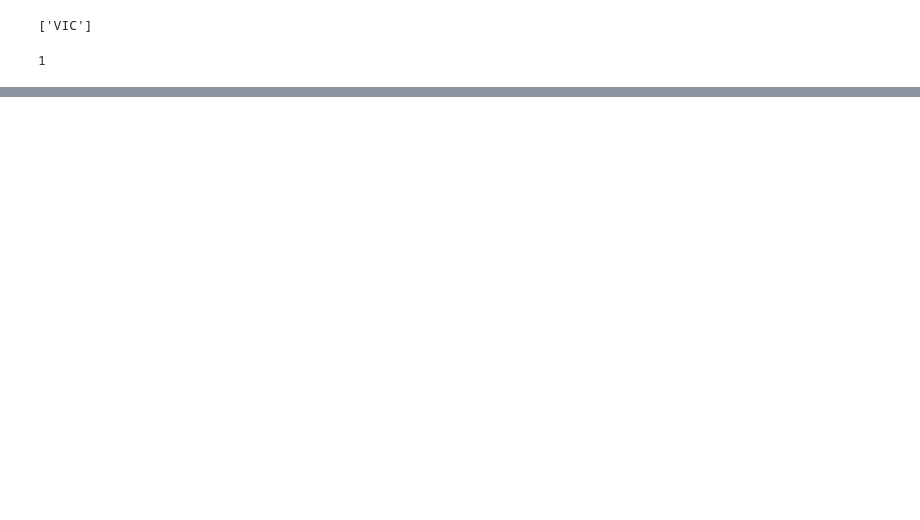
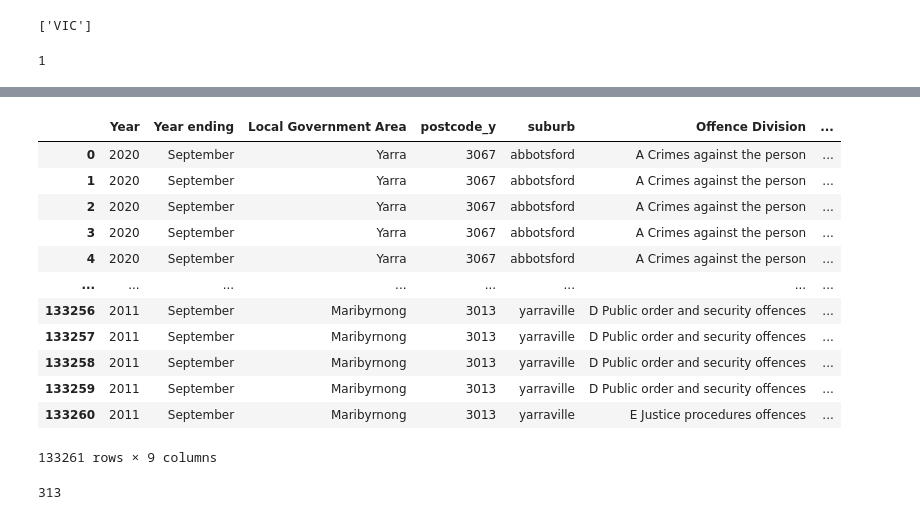
Before and after one commit to jMacProd/ETL-to-PostgreSQL, a Jupyter notebook: 02 TRANSFORMATION 1 - filtering out irrelevant data/TRANSFORMATION 1 - Crime Data - filtering out irrelevant data.ipynb, the cells around one changed output, grey strips where cells are left out. Drawn from its saved outputs; the diff is of its cells as text; code cells hidden in the pictures; blank space fills up the shorter version.

```diff
--- a/02 TRANSFORMATION 1 - filtering out irrelevant data/TRANSFORMATION 1 - Crime Data - filtering out irrelevant data.ipynb
+++ b/02 TRANSFORMATION 1 - filtering out irrelevant data/TRANSFORMATION 1 - Crime Data - filtering out irrelevant data.ipynb
@@ -124,0 +372,27 @@ crime_suburb
+# %%
+#Drop unneccesary columns
+crime_suburb2 = crime_suburb_merge2[['Year', 'Year ending', 'Local Government Area', 'postcode_y',
+       'suburb', 'Offence Division', 'Offence Subdivision',
+       'Offence Subgroup', 'Incidents Recorded']]
+crime_suburb2
+# %% [output]
+|  | Year | Year ending | Local Government Area | postcode_y | suburb | Offence Division | ... |
+| 0 | 2020 | September | Yarra | 3067 | abbotsford | A Crimes against the person | ... |
+| 1 | 2020 | September | Yarra | 3067 | abbotsford | A Crimes against the person | ... |
+| 2 | 2020 | September | Yarra | 3067 | abbotsford | A Crimes against the person | ... |
+| 3 | 2020 | September | Yarra | 3067 | abbotsford | A Crimes against the person | ... |
+| 4 | 2020 | September | Yarra | 3067 | abbotsford | A Crimes against the person | ... |
+| ... | ... | ... | ... | ... | ... | ... | ... |
+| 133256 | 2011 | September | Maribyrnong | 3013 | yarraville | D Public order and security offences | ... |
+| 133257 | 2011 | September | Maribyrnong | 3013 | yarraville | D Public order and security offences | ... |
+| 133258 | 2011 | September | Maribyrnong | 3013 | yarraville | D Public order and security offences | ... |
+| 133259 | 2011 | September | Maribyrnong | 3013 | yarraville | D Public order and security offences | ... |
+| 133260 | 2011 | September | Maribyrnong | 3013 | yarraville | E Justice procedures offences | ... |
+133261 rows × 9 columns
+# %%
+#Check unique values in suburb
+ChecksyburbuniqueABCD = crime_suburb2["suburb"].unique()
+ChecksyburbuniqueABCD.sort()
+len(ChecksyburbuniqueABCD)
+# %% [output]
+313
```
Also changed, not shown: parts of 37 cells of this notebook, 3 other files.
